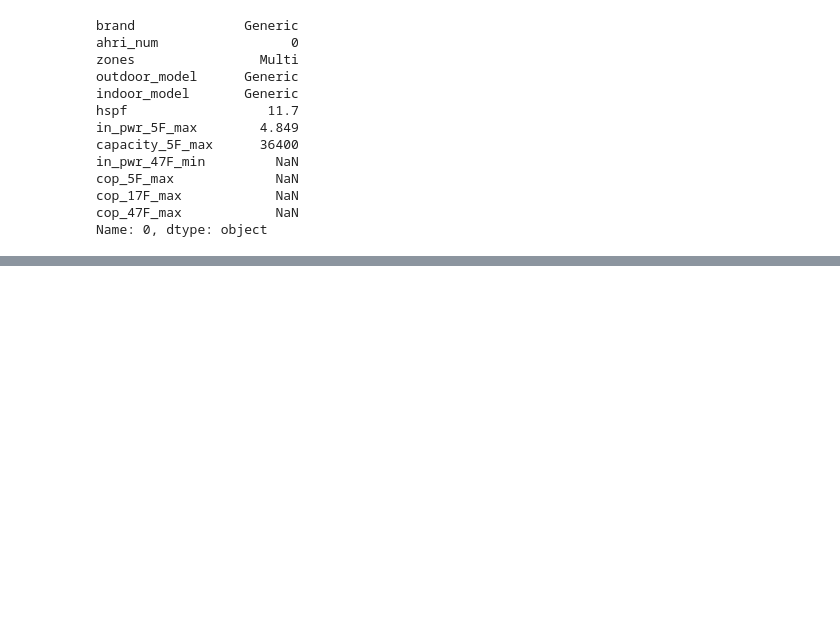
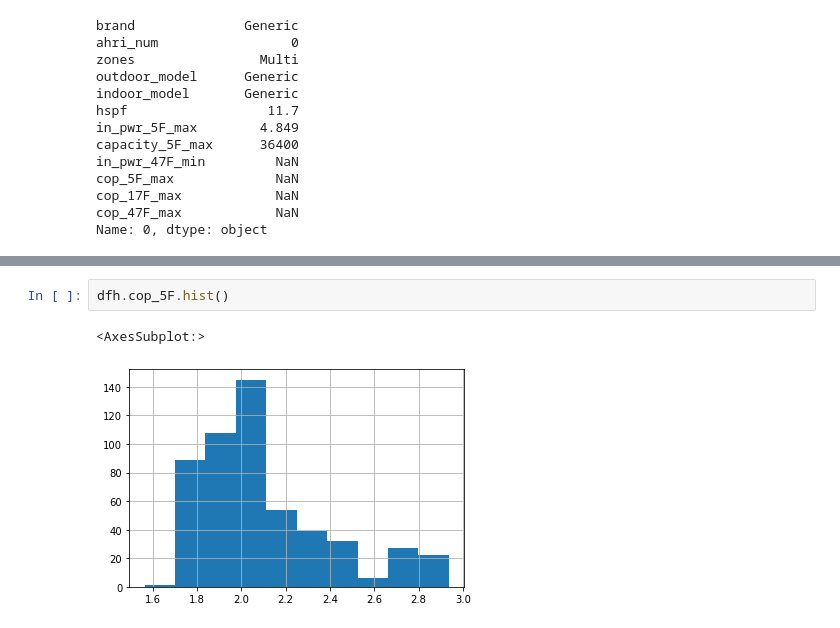
Before and after one commit to alanmitchell/heat-pump-calc, a Jupyter notebook: library_test.ipynb, the cells around one changed output, grey strips where cells are left out. Saved outputs shown, nothing was run; the diff lists cells and outputs as text; blank space fills up the shorter version.

```diff
--- a/library_test.ipynb
+++ b/library_test.ipynb
@@ -507,0 +550,5 @@ Name: 0, dtype: object
+# %%
+dfh.cop_5F.hist()
+# %% [output]
+<AxesSubplot:>
+[figure, added]
```
Also changed, not shown: parts of 6 cells of this notebook, 2 other files.
